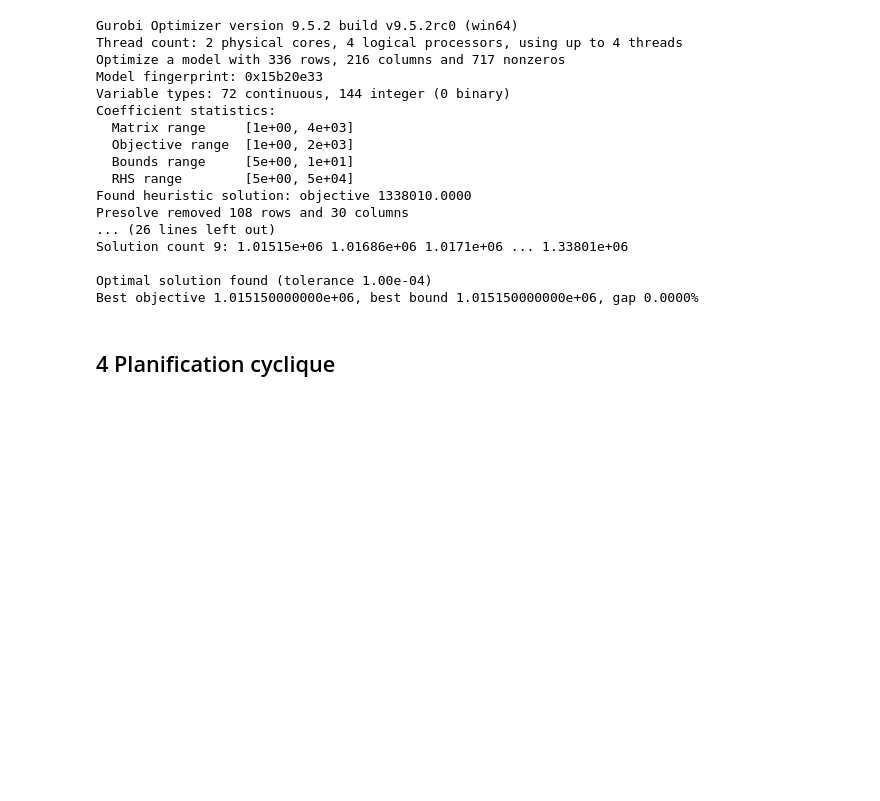
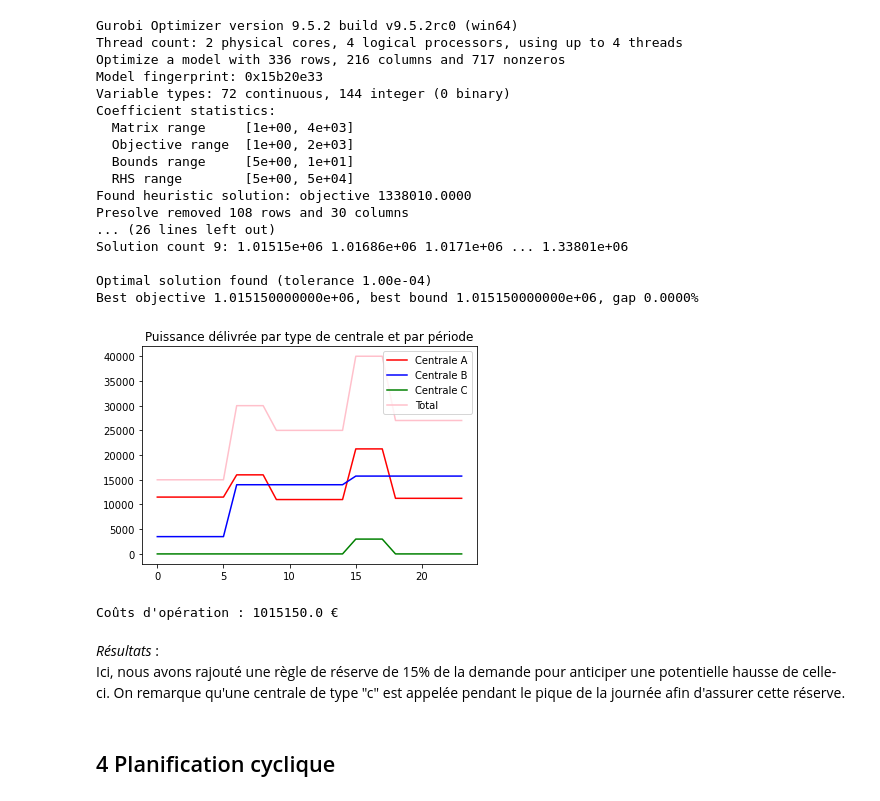
Before and after one commit to ValentinLassaigne/LP, a Jupyter notebook: Projet Optim Lineaire.ipynb, the cells around one changed output. Drawn from its saved outputs; the diff is of its cells as text; code cells hidden in the pictures; blank space fills up the shorter version.

```diff
--- a/Projet Optim Lineaire.ipynb
+++ b/Projet Optim Lineaire.ipynb
@@ -505,6 +502,14 @@ Solution count 9: 1.01515e+06 1.01686e+06 1.0171e+06 ... 1.33801e+06
 
 Optimal solution found (tolerance 1.00e-04)
 Best objective 1.015150000000e+06, best bound 1.015150000000e+06, gap 0.0000%
+# %%
+Graph_puiss()
+# %% [output]
+[figure, added]
+Coûts d'opération : 1015150.0 €
+# %% [markdown]
+*Résultats* :<br>
+Ici, nous avons rajouté une règle de réserve de 15% de la demande pour anticiper une potentielle hausse de celle-ci. On remarque qu'une centrale de type "c" est appelée pendant le pique de la journée afin d'assurer cette réserve.
 # %% [markdown]
 ## 4 Planification cyclique
 # %% [markdown]
```
Also changed, not shown: parts of 44 cells of this notebook.
